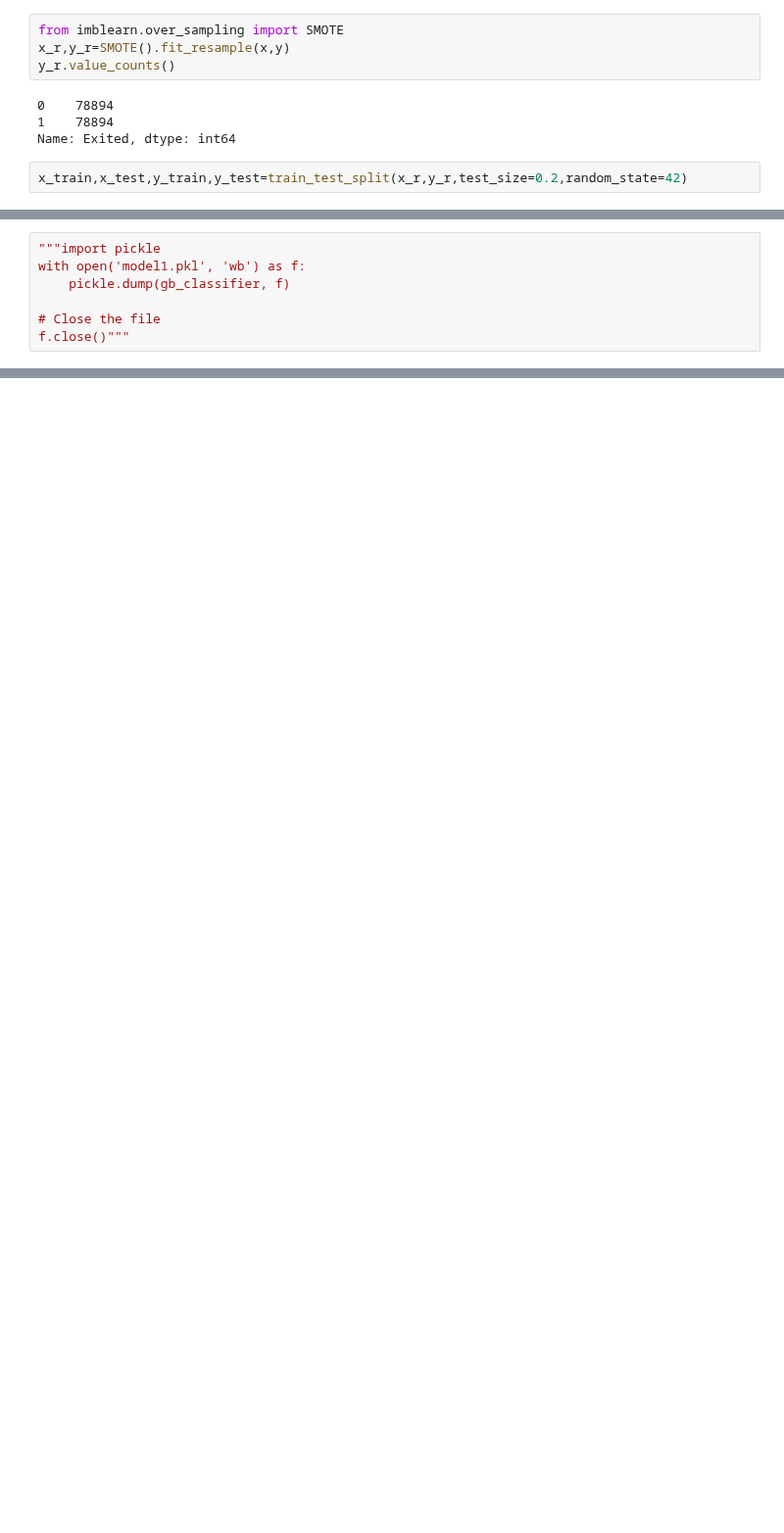
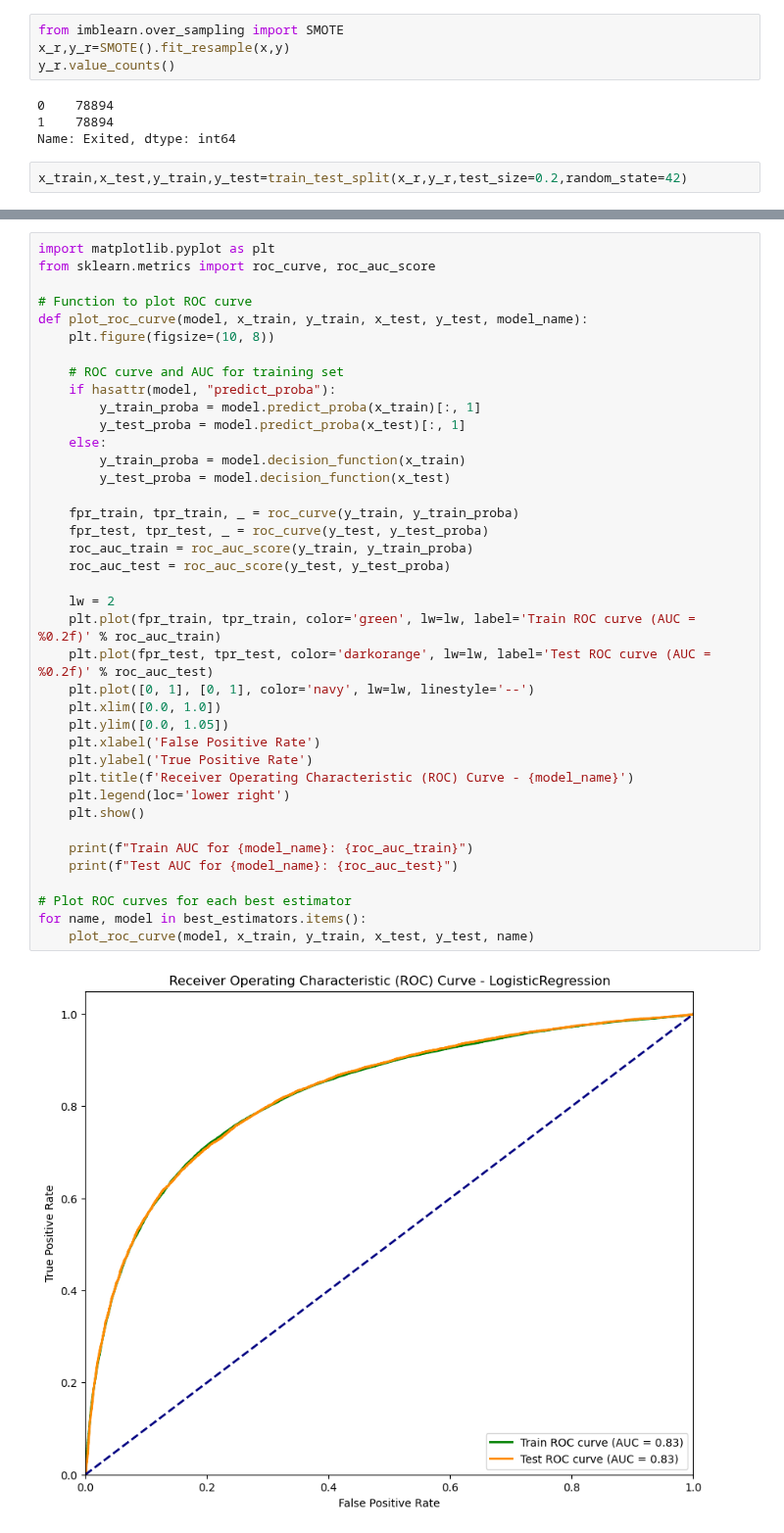
Before and after one commit to NIKITA320495/Bank-customer-churn-prediction-, a Jupyter notebook: bankcprediction.ipynb, the cells around one changed output, grey strips where cells are left out. Shown at 98% size. Cells and saved outputs as stored; diff of their text form; blank space fills up the shorter version.

```diff
--- a/bankcprediction.ipynb
+++ b/bankcprediction.ipynb
@@ -93,7 +339,0 @@ Accuracy: 0.9090563407060016
-# %%
-"""import pickle
-with open('model1.pkl', 'wb') as f:
-    pickle.dump(gb_classifier, f)
-
-# Close the file
-f.close()"""
@@ -101,0 +340,41 @@ f.close()"""
+# %%
+import matplotlib.pyplot as plt
+from sklearn.metrics import roc_curve, roc_auc_score
+
+# Function to plot ROC curve
+def plot_roc_curve(model, x_train, y_train, x_test, y_test, model_name):
+    plt.figure(figsize=(10, 8))
+
+    # ROC curve and AUC for training set
+    if hasattr(model, "predict_proba"):
+        y_train_proba = model.predict_proba(x_train)[:, 1]
+        y_test_proba = model.predict_proba(x_test)[:, 1]
+    else:
+        y_train_proba = model.decision_function(x_train)
+        y_test_proba = model.decision_function(x_test)
+
+    fpr_train, tpr_train, _ = roc_curve(y_train, y_train_proba)
+    fpr_test, tpr_test, _ = roc_curve(y_test, y_test_proba)
+    roc_auc_train = roc_auc_score(y_train, y_train_proba)
+    roc_auc_test = roc_auc_score(y_test, y_test_proba)
+
+    lw = 2
+    plt.plot(fpr_train, tpr_train, color='green', lw=lw, label='Train ROC curve (AUC = %0.2f)' % roc_auc_train)
+    plt.plot(fpr_test, tpr_test, color='darkorange', lw=lw, label='Test ROC curve (AUC = %0.2f)' % roc_auc_test)
+    plt.plot([0, 1], [0, 1], color='navy', lw=lw, linestyle='--')
+    plt.xlim([0.0, 1.0])
+    plt.ylim([0.0, 1.05])
+    plt.xlabel('False Positive Rate')
+    plt.ylabel('True Positive Rate')
+    plt.title(f'Receiver Operating Characteristic (ROC) Curve - {model_name}')
+    plt.legend(loc='lower right')
+    plt.show()
+
+    print(f"Train AUC for {model_name}: {roc_auc_train}")
+    print(f"Test AUC for {model_name}: {roc_auc_test}")
+
+# Plot ROC curves for each best estimator
+for name, model in best_estimators.items():
+    plot_roc_curve(model, x_train, y_train, x_test, y_test, name)
+# %% [output]
+[figure, added]
```
Also changed, not shown: parts of 28 cells of this notebook, 39 other files.
